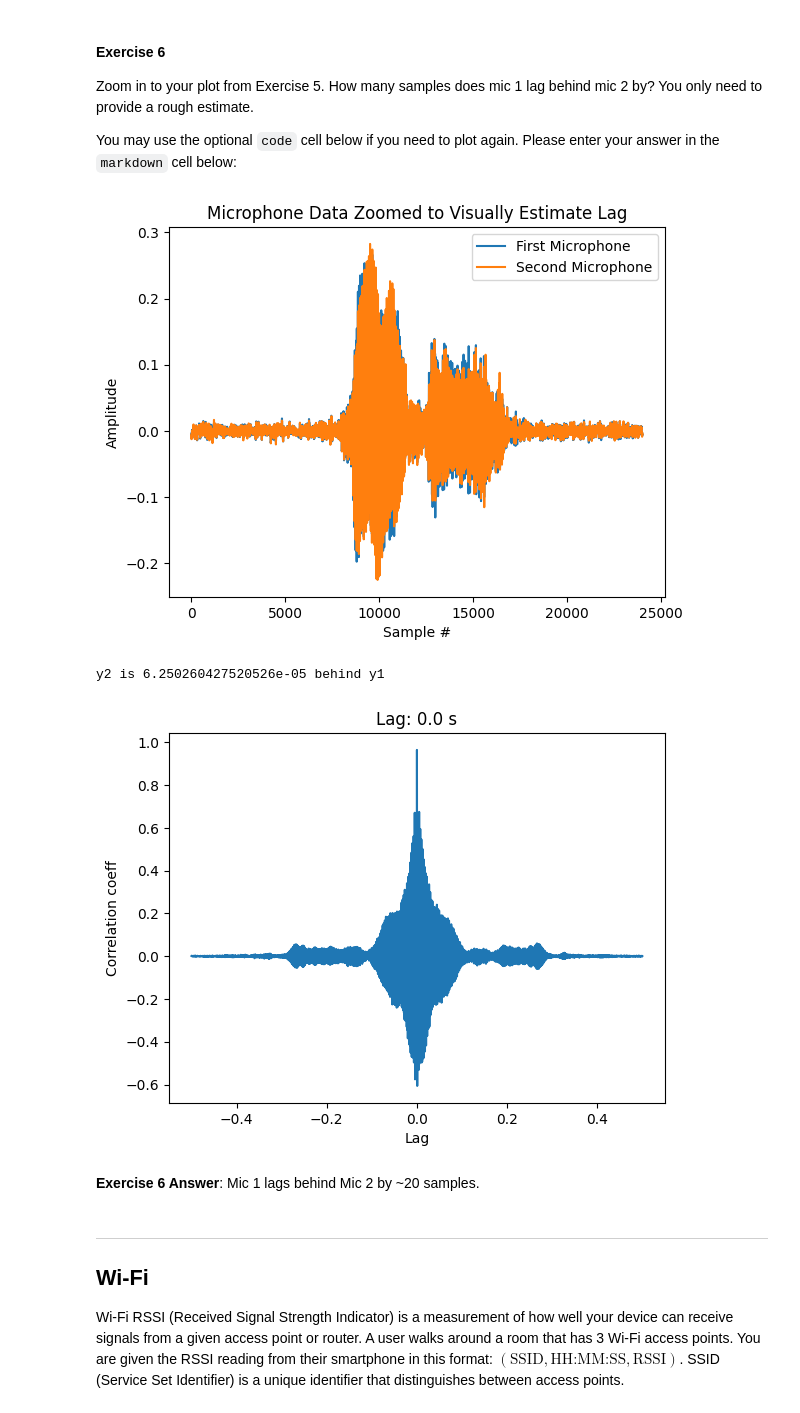
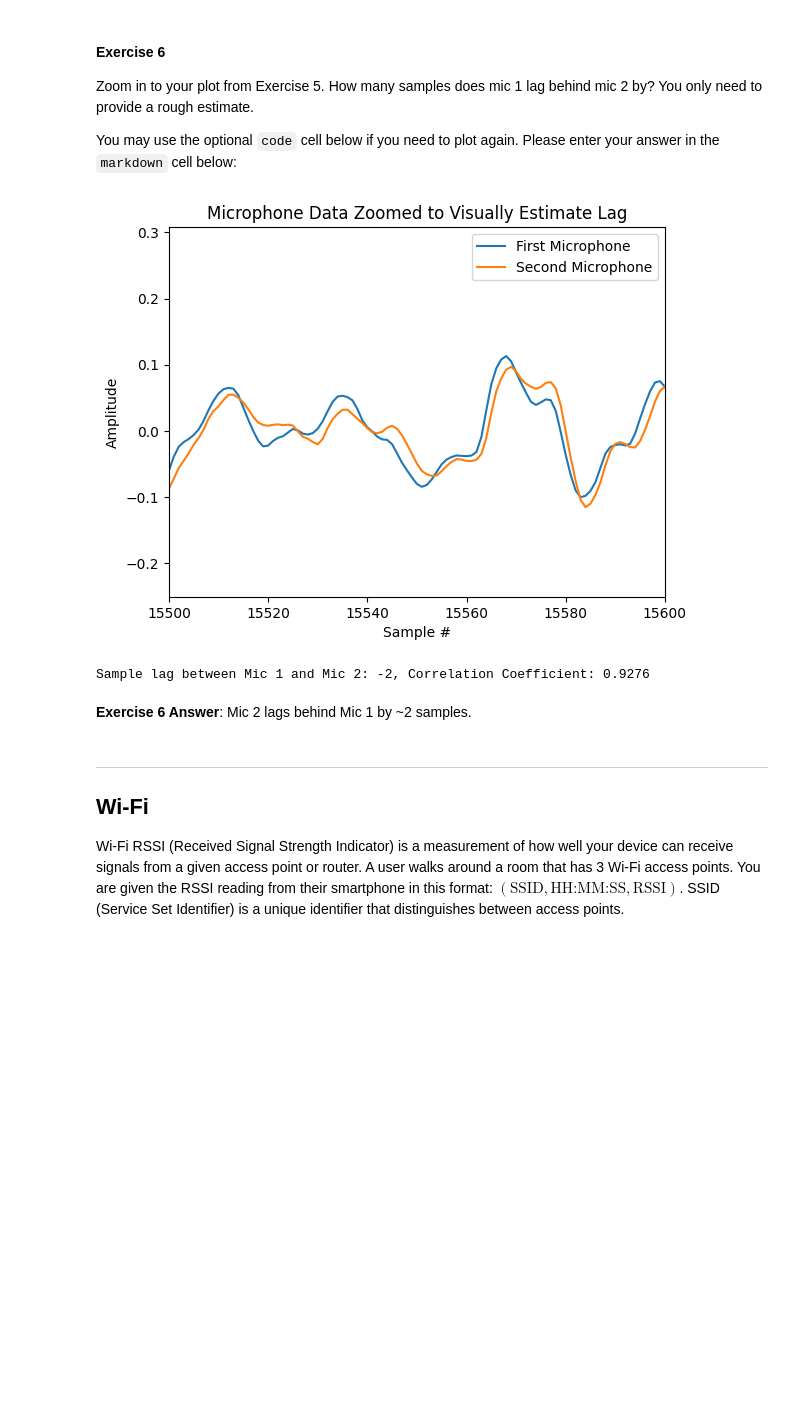
Before and after one commit to rutvikts/ECE434_SP24, a Jupyter notebook: MP1_data_visualization/MP1.ipynb, the cells around one changed output. Drawn from its saved outputs; the diff is of its cells as text; code cells hidden in the pictures; blank space fills up the shorter version.

```diff
--- a/MP1_data_visualization/MP1.ipynb
+++ b/MP1_data_visualization/MP1.ipynb
@@ -158,60 +158,38 @@ Zoom in to your plot from Exercise 5. How many samples does mic 1 lag behind mic
 You may use the optional `code` cell below if you need to plot again. Please enter your answer in the `markdown` cell below:
 # %%
 # (Optional) Exercise 6 code here:
+
 # Reading CSV with defined cols
 df_mic_lag = pd.read_csv(filename, names=cols_mic)
 
 # Plotting zoomed graph
 title_text_lag = "Microphone Data Zoomed to Visually Estimate Lag"
 mic_graph = df_mic_lag.plot(xlabel="Sample #",ylabel="Amplitude",title=title_text_lag,kind='line')
-# mic_graph.set_xlim(17530,17560)
+mic_graph.set_xlim(15500,15600)
 plt.show()
 
+# Calculating cross-correlation between the two microphone signals
+cross_corr = np.correlate(df_mic['First Microphone'][15500:15600], df_mic['Second Microphone'][15500:15600], mode='full')
 
-# # Calculate cross-correlation between the two microphone signals
-# cross_corr = np.correlate(df_mic_lag['First Microphone'], df_mic_lag['Second Microphone'], mode='full')
+# Finding the lag (index) at which cross-correlation is maximized
+lag = np.argmax(cross_corr) - len(df_mic['Second Microphone'][15500:15600])
 
-# # Find the lag (index) at which cross-correlation is maximized
-# lag = np.argmax(cross_corr) - len(df_mic_lag['Second Microphone']) + 1
-# print(np.argmax(cross_corr), len(df_mic_lag['Second Microphone']) + 1)
+# Calculating correlation coefficient
+correlation_coefficient = cross_corr[np.argmax(cross_corr)] / (np.linalg.norm(df_mic['First Microphone'][15500:15600]) * np.linalg.norm(df_mic['Second Microphone'][15500:15600]))
 
-# # Print or use the lag value
-# print("Sample lag between Mic 1 and Mic 2:", lag)
+# Setting the tolerance percentage
+tolerance_percentage = 90
 
-
-from scipy import signal
-
-def lag_finder(y1, y2, sr):
-    n = len(y1)
-
-    corr = signal.correlate(y2, y1, mode='same') / np.sqrt(signal.correlate(y1, y1, mode='same')[int(n/2)] * signal.correlate(y2, y2, mode='same')[int(n/2)])
-
-    delay_arr = np.linspace(-0.5*n/sr, 0.5*n/sr, n)
-    delay = delay_arr[np.argmax(corr)]
-    print('y2 is ' + str(delay) + ' behind y1')
-
-    plt.figure()
-    plt.plot(delay_arr, corr)
-    plt.title('Lag: ' + str(np.round(delay, 3)) + ' s')
-    plt.xlabel('Lag')
-    plt.ylabel('Correlation coeff')
-    plt.show()
-
-# Sine sample with some noise and copy to y1 and y2 with a 1-second lag
-sr = 24000
-# y = np.linspace(0, 2*np.pi, sr)
-# y = np.tile(np.sin(y), 5)
-# y += np.random.normal(0, 5, y.shape)
-# y1 = y[sr:4*sr]
-# y2 = y[:3*sr]
-
-lag_finder(df_mic['First Microphone'], df_mic['Second Microphone'], sr)
+# Checking if the correlation coefficient meets the tolerance
+if abs(correlation_coefficient) >= tolerance_percentage / 100:
+    print(f"Sample lag between Mic 1 and Mic 2: {lag}, Correlation Coefficient: {correlation_coefficient:.4f}")
+else:
+    print("Correlation coefficient does not meet the tolerance.")
 # %% [output]
-[figure, old version]
+[figure, new version]
-y2 is 6.250260427520526e-05 behind y1
+Sample lag between Mic 1 and Mic 2: -2, Correlation Coefficient: 0.9276
-[figure, removed]
 # %% [markdown]
-**Exercise 6 Answer**: Mic 1 lags behind Mic 2 by ~20 samples.
+**Exercise 6 Answer**: Mic 2 lags behind Mic 1 by ~2 samples.
 # %% [markdown]
 ---
 ## Wi-Fi
```
Also changed, not shown: parts of 3 cells of this notebook.
